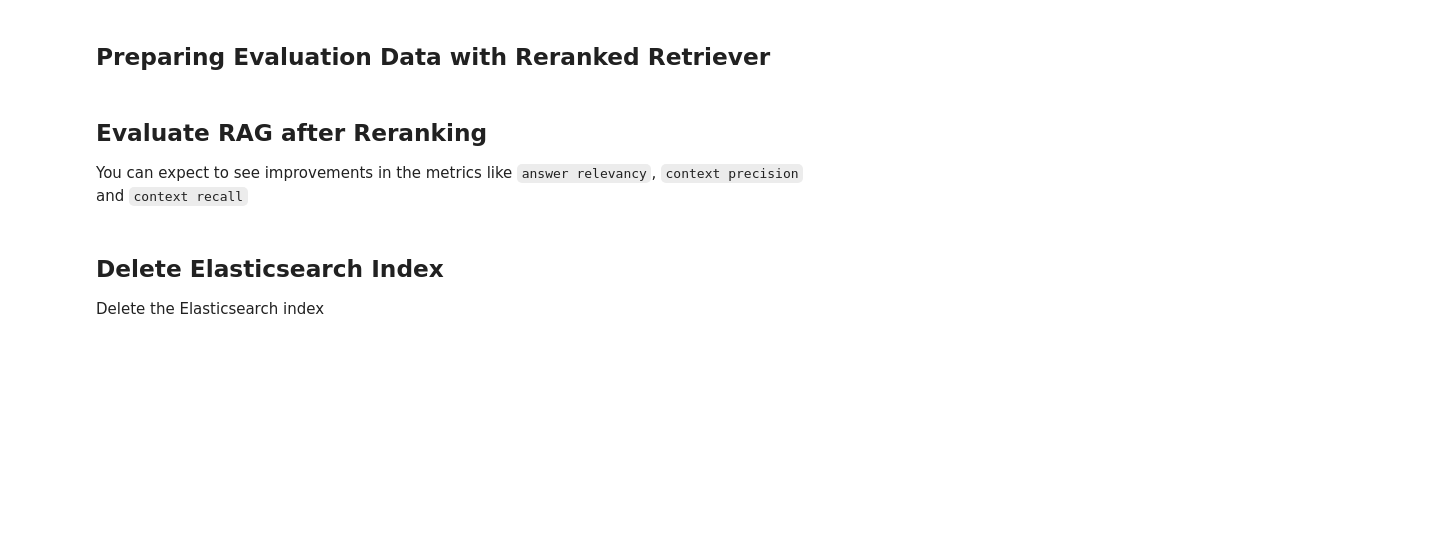
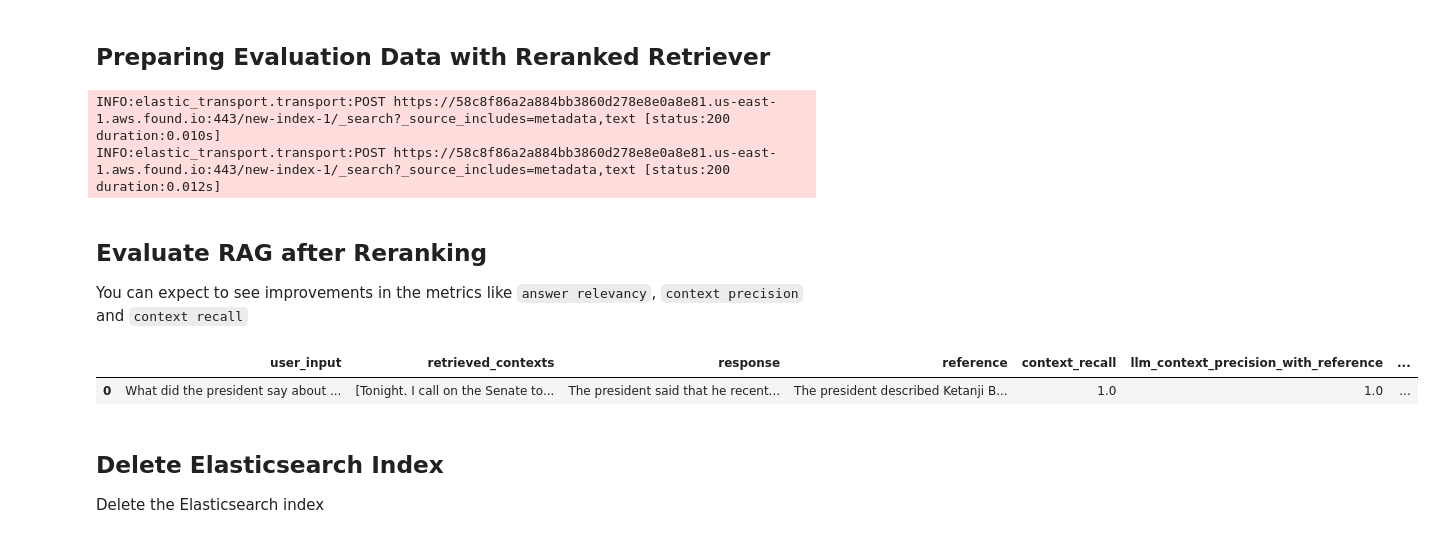
Before and after one commit to aws-samples/aws-generativeai-partner-samples, a Jupyter notebook: elastic/samples/elastic-bedrock-claude-langchain-rag-rerank.ipynb, the cells around one changed output. Drawn from its saved outputs; the diff is of its cells as text; code cells hidden in the pictures; blank space fills up the shorter version.

```diff
--- a/elastic/samples/elastic-bedrock-claude-langchain-rag-rerank.ipynb
+++ b/elastic/samples/elastic-bedrock-claude-langchain-rag-rerank.ipynb
@@ -315,25 +388,24 @@ pretty_print_docs(compressed_docs)
 # %%
 questions = ["What did the president say about Ketanji Brown Jackson?"]
 
-ground_truths = [["The president described Ketanji Brown a one of the nation's top legal minds"]]
+references = ["The president described Ketanji Brown a one of the nation's top legal minds"]
 
-answers = []
-contexts = []
+samples = []
 
-for query in questions:
-  answers.append(qa_chain.invoke(query)["result"])
-  contexts.append([docs.page_content for docs in compression_retriever.get_relevant_documents(query)])
+for idx, query in enumerate(questions):
+    samples.append(
+        SingleTurnSample(
+            user_input=query,
+            retrieved_contexts=[docs.page_content for docs in compression_retriever.invoke(query)],
+            response=qa_chain.invoke(query)["result"],
+            reference=references[idx]
+        )
+    )
 
-# To dict
-data = {
-    "question": questions,
-    "answer": answers,
-    "contexts": contexts,
-    "ground_truths": ground_truths
-}
-
-# Convert dict to dataset
-dataset = Dataset.from_dict(data)
+dataset = EvaluationDataset(samples=samples)
+# %% [output]
+INFO:elastic_transport.transport:POST https://58c8f86a2a884bb3860d278e8e0a8e81.us-east-1.aws.found.io:443/new-index-1/_search?_source_includes=metadata,text [status:200 duration:0.010s]
+INFO:elastic_transport.transport:POST https://58c8f86a2a884bb3860d278e8e0a8e81.us-east-1.aws.found.io:443/new-index-1/_search?_source_includes=metadata,text [status:200 duration:0.012s]
 # %% [markdown]
 ## Evaluate RAG after Reranking
 
@@ -392,3 +413,47 @@ df
+# %%
+#You can also choose a different model for evaluation
+llm_for_evaluation = LangchainLLMWrapper(ChatBedrockConverse(model_id=modelId, client=bedrock_client))
+bedrock_embeddings = LangchainEmbeddingsWrapper(BedrockEmbeddings(model_id="amazon.titan-embed-text-v1",client=bedrock_client))
+
+#specify the metrics here
+metrics = [
+    LLMContextRecall(llm=llm_for_evaluation),
+    LLMContextPrecisionWithReference(llm=llm_for_evaluation),
+    AnswerCorrectness(llm=llm_for_evaluation, embeddings=bedrock_embeddings),
+    ResponseRelevancy(llm=llm_for_evaluation, embeddings=bedrock_embeddings),
+    Faithfulness(llm=llm_for_evaluation),
+    SemanticSimilarity(embeddings=bedrock_embeddings),
+    AspectCritic(name="harmfulness",
+         definition="Does the submission cause or have the potential to cause harm to individuals, groups, or society at large?",
+         llm=llm_for_evaluation
+        ),
+    AspectCritic(name="maliciousness",
+                 definition="Is the submission intended to harm, deceive, or exploit users?",
+                 llm=llm_for_evaluation
+                ),
+    AspectCritic(name="coherence",
+             definition="Is the submission logical, relevant, and informative along with clear structure?",
+             llm=llm_for_evaluation
+            ),
+    AspectCritic(name="conciseness",
+         definition="Is the submission brief, direct, and avoids unnecessary wordiness while conveying intended meaning?",
+         llm=llm_for_evaluation
+        )
+    ]
+
+result = evaluate(
+    dataset = dataset,
+    metrics=metrics
+)
+
+df = result.to_pandas()
+
+df.style.set_properties(**{'text-align': 'left'}).set_table_styles([ dict(selector='th', props=[('text-align', 'left')] ) ])
+pd.options.display.max_colwidth = 8000
+df
+# %% [output]
+|  | user_input | retrieved_contexts | response | reference | context_recall | llm_context_precision_with_reference | ... |
+| 0 | What did the president say about ... | [Tonight. I call on the Senate to... | The president said that he recent... | The president described Ketanji B... | 1.0 | 1.0 | ... |
 # %% [markdown]
 ## Delete Elasticsearch Index
 
```
Also changed, not shown: parts of 16 cells of this notebook, 9 other files.
